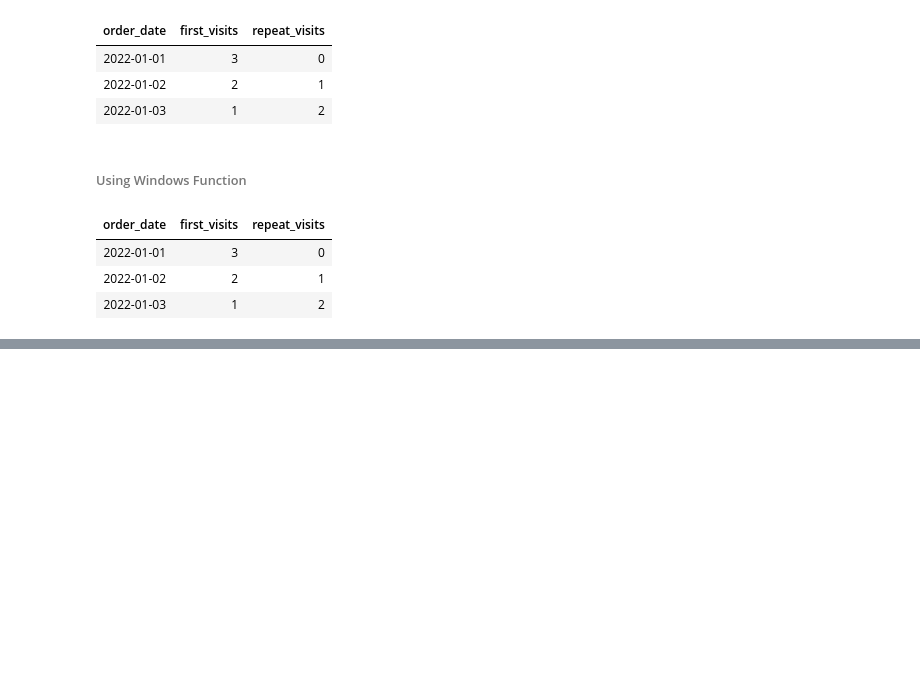
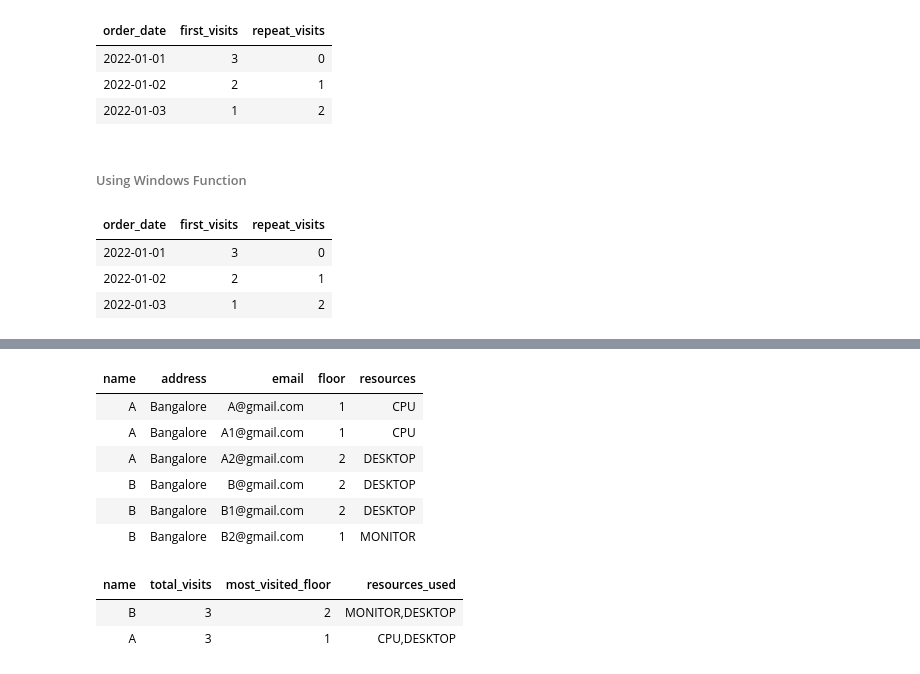
Before and after one commit to Rupam-1/SQL-Pyspark-practise_youtube, a Jupyter notebook: 01.SQL.ipynb, the cells around one changed output, grey strips where cells are left out. Saved outputs shown, nothing was run; the diff lists cells and outputs as text; code cells hidden in the pictures; blank space fills up the shorter version.

```diff
--- a/01.SQL.ipynb
+++ b/01.SQL.ipynb
@@ -162,0 +168,58 @@ ORDER BY order_date;
+# %%
+%sql
+DROP TABLE IF EXISTS entries;
+CREATE TABLE entries (
+    name STRING,
+    address STRING,
+    email STRING,
+    floor INT,
+    resources STRING
+);
+INSERT INTO entries VALUES
+('A','Bangalore','A@gmail.com',1,'CPU'),
+('A','Bangalore','A1@gmail.com',1,'CPU'),
+('A','Bangalore','A2@gmail.com',2,'DESKTOP'),
+('B','Bangalore','B@gmail.com',2,'DESKTOP'),
+('B','Bangalore','B1@gmail.com',2,'DESKTOP'),
+('B','Bangalore','B2@gmail.com',1,'MONITOR');
+SELECT * FROM entries;
+# %% [output]
+| name | address | email | floor | resources |
+| A | Bangalore | A@gmail.com | 1 | CPU |
+| A | Bangalore | A1@gmail.com | 1 | CPU |
+| A | Bangalore | A2@gmail.com | 2 | DESKTOP |
+| B | Bangalore | B@gmail.com | 2 | DESKTOP |
+| B | Bangalore | B1@gmail.com | 2 | DESKTOP |
+| B | Bangalore | B2@gmail.com | 1 | MONITOR |
+# %%
+%sql
+with cte1 as (
+    select
+        name,
+        count(floor) as total_visits,
+        string_agg(distinct resources, ',') as resources_used
+    from entries
+    group by name
+),
+cte as (
+    select
+        name,
+        floor,
+        count(floor) as no_of_floor_visit,
+        dense_rank() over(partition by name order by count(floor) desc) as rank
+    from entries
+    group by name, floor
+)
+select
+    cte.name,
+    cte1.total_visits,
+    cte.floor as most_visited_floor,
+    cte1.resources_used
+from cte
+inner join cte1
+    on cte.name = cte1.name
+where rank = 1;
+# %% [output]
+| name | total_visits | most_visited_floor | resources_used |
+| B | 3 | 2 | MONITOR,DESKTOP |
+| A | 3 | 1 | CPU,DESKTOP |
```
Also changed, not shown: parts of 1 cell of this notebook, 1 other file.
